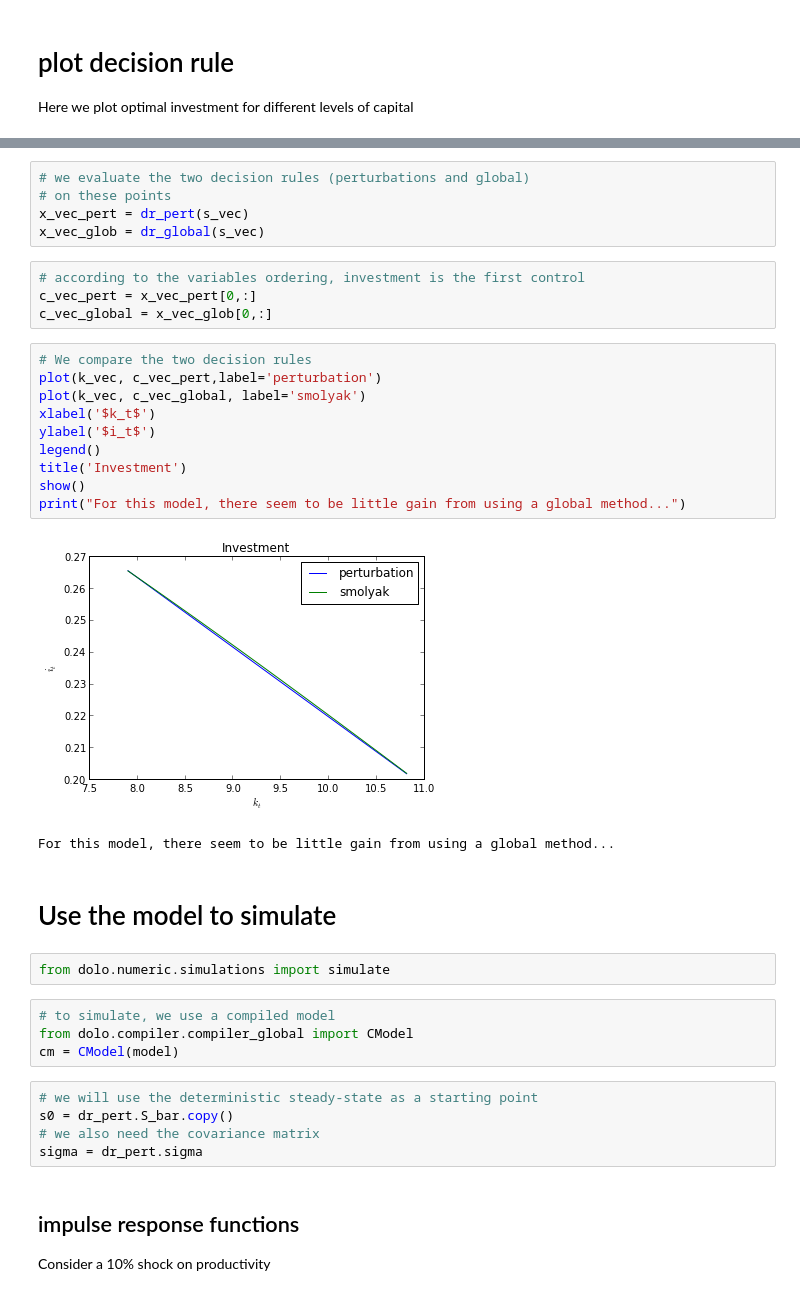
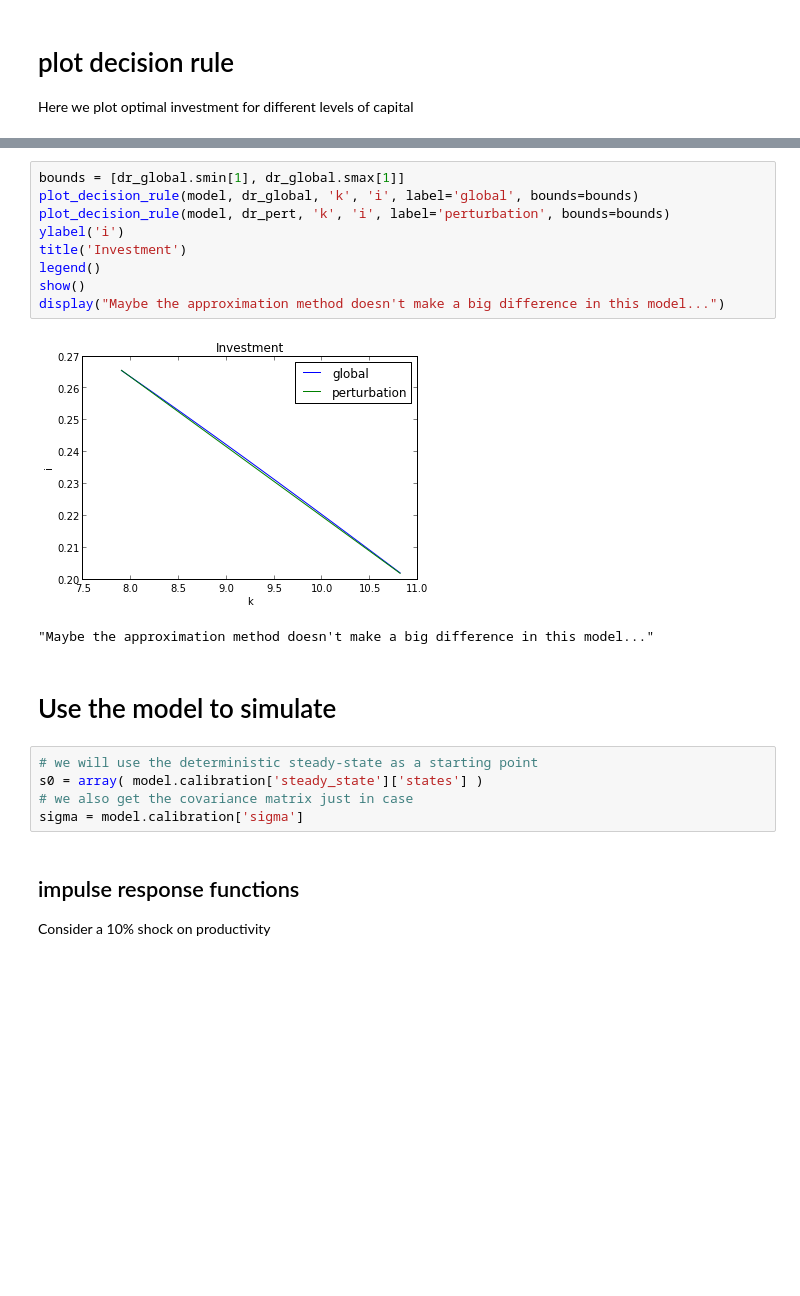
Before and after one commit to EconForge/dolo.py, a Jupyter notebook: examples/notebooks/rbc_model.ipynb, the cells around one changed output, grey strips where cells are left out. Drawn from its saved outputs; the diff is of its cells as text; blank space fills up the shorter version.

Commit message:
Added function to plot decision rules. Import it by default.

```diff
--- a/examples/notebooks/rbc_model.ipynb
+++ b/examples/notebooks/rbc_model.ipynb
@@ -68,38 +60,22 @@ s_vec = numpy.row_stack([k_vec*0+1, k_vec])
-# %%
-# we evaluate the two decision rules (perturbations and global)
-# on these points
-x_vec_pert = dr_pert(s_vec)
-x_vec_glob = dr_global(s_vec)
-# %%
-# according to the variables ordering, investment is the first control
-c_vec_pert = x_vec_pert[0,:]
-c_vec_global = x_vec_glob[0,:]
-# %%
-# We compare the two decision rules
-plot(k_vec, c_vec_pert,label='perturbation')
-plot(k_vec, c_vec_global, label='smolyak')
-xlabel('$k_t$')
-ylabel('$i_t$')
-legend()
-title('Investment')
-show()
-print("For this model, there seem to be little gain from using a global method...")
-# %% [output]
-[figure, removed]
-For this model, there seem to be little gain from using a global method...
+# %%
+bounds = [dr_global.smin[1], dr_global.smax[1]]
+plot_decision_rule(model, dr_global, 'k', 'i', label='global', bounds=bounds)
+plot_decision_rule(model, dr_pert, 'k', 'i', label='perturbation', bounds=bounds)
+ylabel('i')
+title('Investment')
+legend()
+show()
+display("Maybe the approximation method doesn't make a big difference in this model...")
+# %% [output]
+[figure, added]
+"Maybe the approximation method doesn't make a big difference in this model..."
 # %% [markdown]
 # Use the model to simulate
-# %%
-from dolo.numeric.simulations import simulate
-# %%
-# to simulate, we use a compiled model
-from dolo.compiler.compiler_global import CModel
-cm = CModel(model)
 # %%
 # we will use the deterministic steady-state as a starting point
-s0 = dr_pert.S_bar.copy()
-# we also need the covariance matrix
-sigma = dr_pert.sigma
+s0 = array( model.calibration['steady_state']['states'] )
+# we also get the covariance matrix just in case
+sigma = model.calibration['sigma']
 # %% [markdown]
 ## impulse response functions
 
```
Also changed, not shown: parts of 3 cells of this notebook, 11 other files.
